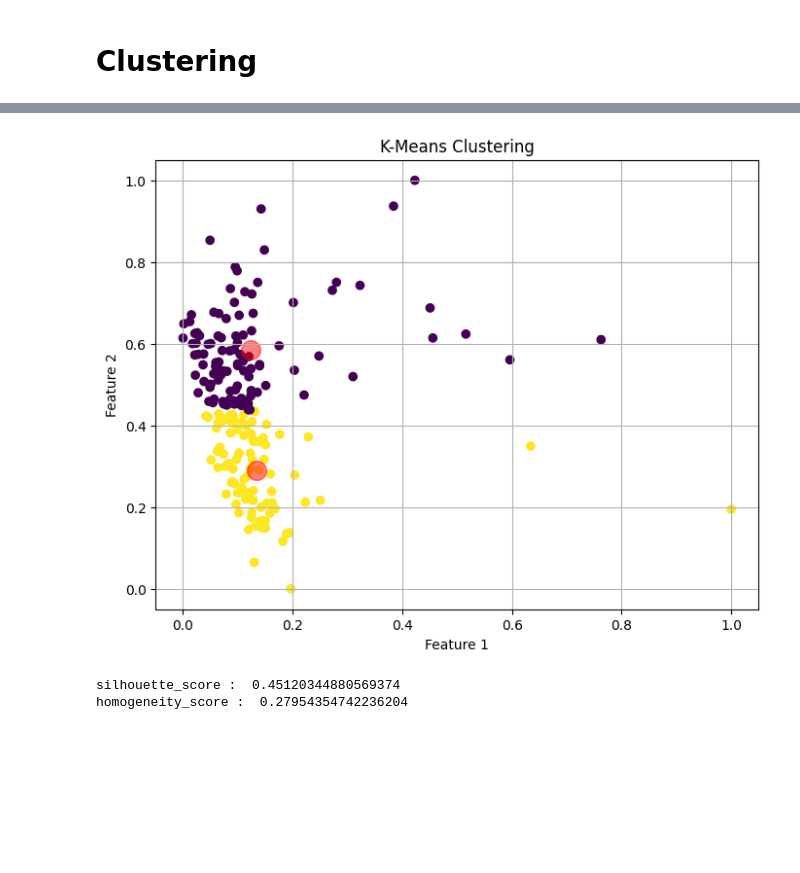
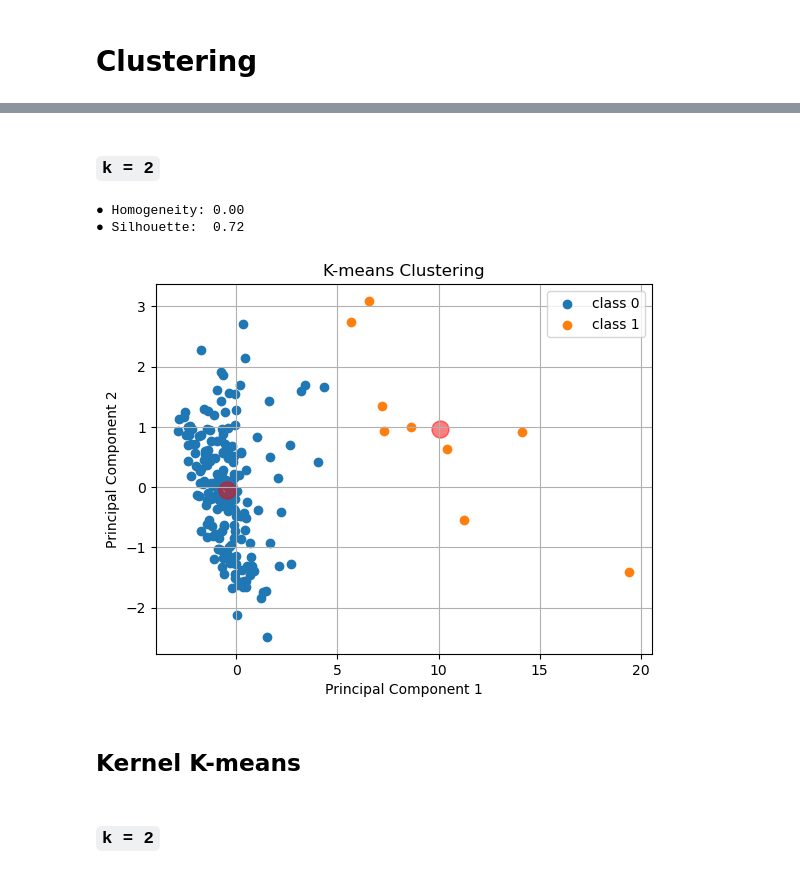
Before and after one commit to javadkavian/EEG_motor_imagery_analysis, a Jupyter notebook: src/main.ipynb, the cells around one changed output, grey strips where cells are left out. Cells and saved outputs as stored; diff of their text form; code cells hidden in the pictures; blank space fills up the shorter version.

```diff
--- a/src/main.ipynb
+++ b/src/main.ipynb
@@ -317,2 +326,0 @@ plt.show()
-# %%
-cl.apply_DB_scan_clustering(eps=0.09, min_samples=3, X=X, y=Y)
@@ -326,0 +349,2 @@ cl.plot_kmeans_elbow(X=clustering_X)
+# %%
+cl.apply_kmeans_clustering(X, y, 10)
@@ -326,0 +357,2 @@ cl.plot_kmeans_elbow(X=clustering_X)
+# %%
+cl.apply_kmeans_clustering(X, y, k=4)
@@ -326,0 +365,2 @@ cl.plot_kmeans_elbow(X=clustering_X)
+# %%
+cl.apply_kmeans_clustering(X, y, k=3)
@@ -327,6 +371,12 @@ cl.plot_kmeans_elbow(X=clustering_X)
+# %% [markdown]
+### `k = 2`
 # %%
-cl.apply_kmeans_clustering(X=X, y=Y, k=2)
+cl.apply_kmeans_clustering(X, y, k=2)
 # %% [output]
+● Homogeneity: 0.00
+● Silhouette:  0.72
-[figure, old version]
+[figure, new version]
-silhouette_score :  0.45120344880569374
-homogeneity_score :  0.27954354742236204
+# %% [markdown]
+## Kernel K-means
+# %% [markdown]
+### `k = 2`
```
Also changed, not shown: parts of 39 cells of this notebook, 7 other files.
